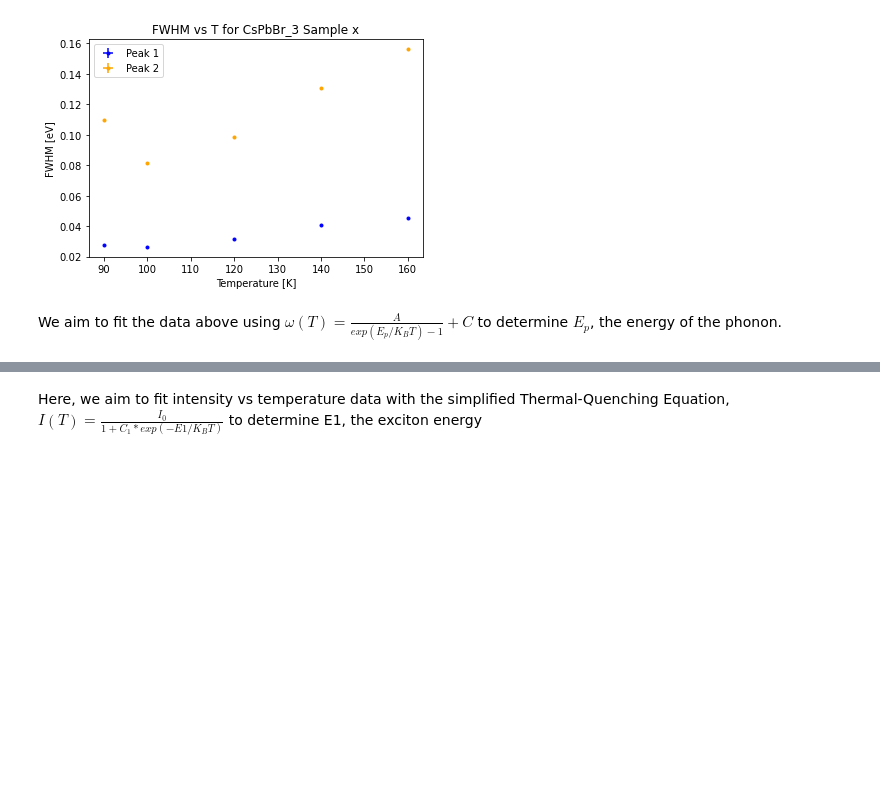
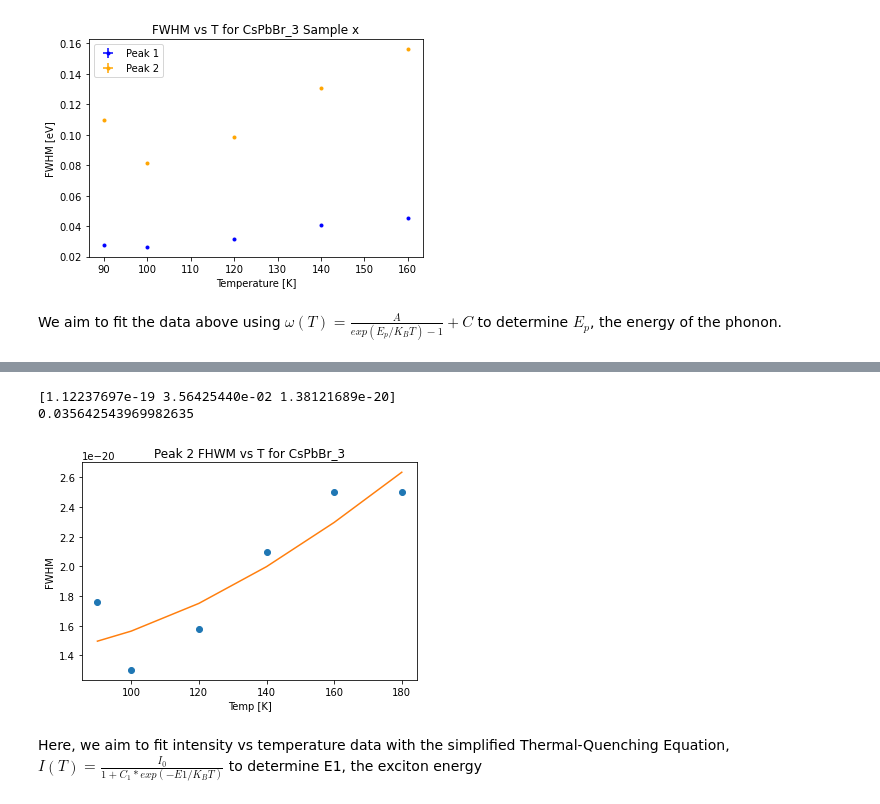
Before and after one commit to juliaeveritt/eng-phys-lab, a Jupyter notebook: PL Analysis.ipynb, the cells around one changed output, grey strips where cells are left out. Saved outputs shown, nothing was run; the diff lists cells and outputs as text; code cells hidden in the pictures; blank space fills up the shorter version.

```diff
--- a/PL Analysis.ipynb
+++ b/PL Analysis.ipynb
@@ -189,3 +194,25 @@ print(fit_Ep)
+# %%
+# Fit second peak
+guess = [20, 0.015,0.02]
+parameters, covariance = curve_fit(Toyozawa, df['Temp [K]'], df['lw_1'], p0=guess)
+fit_A1 = parameters[0]
+fit_Ep1 = parameters[1]
+fit_C1 = parameters[2]
+print(parameters)
+
+fitPeak1 = Toyozawa(df['Temp [K]'], fit_A1, fit_Ep1,fit_C1)
+
+plt.plot(df['Temp [K]'], df['lw_1'], 'o', label='data')
+plt.plot(df['Temp [K]'], fitPeak1, '-', label='fit')
+plt.title("Peak 2 FHWM vs T for CsPbBr_3")
+plt.xlabel("Temp [K]")
+plt.ylabel("FWHM")
+
+print(fit_Ep1)
+# %% [output]
+[1.12237697e-19 3.56425440e-02 1.38121689e-20]
+0.035642543969982635
+[figure, added]
 # %% [markdown]
 Here, we aim to fit intensity vs temperature data with the simplified Thermal-Quenching Equation, $ I(T) = \frac{I_0}{1+C_1*exp(-E1/K_BT)} $ to determine E1, the exciton energy
 # %%
```
Also changed, not shown: parts of 5 cells of this notebook.
